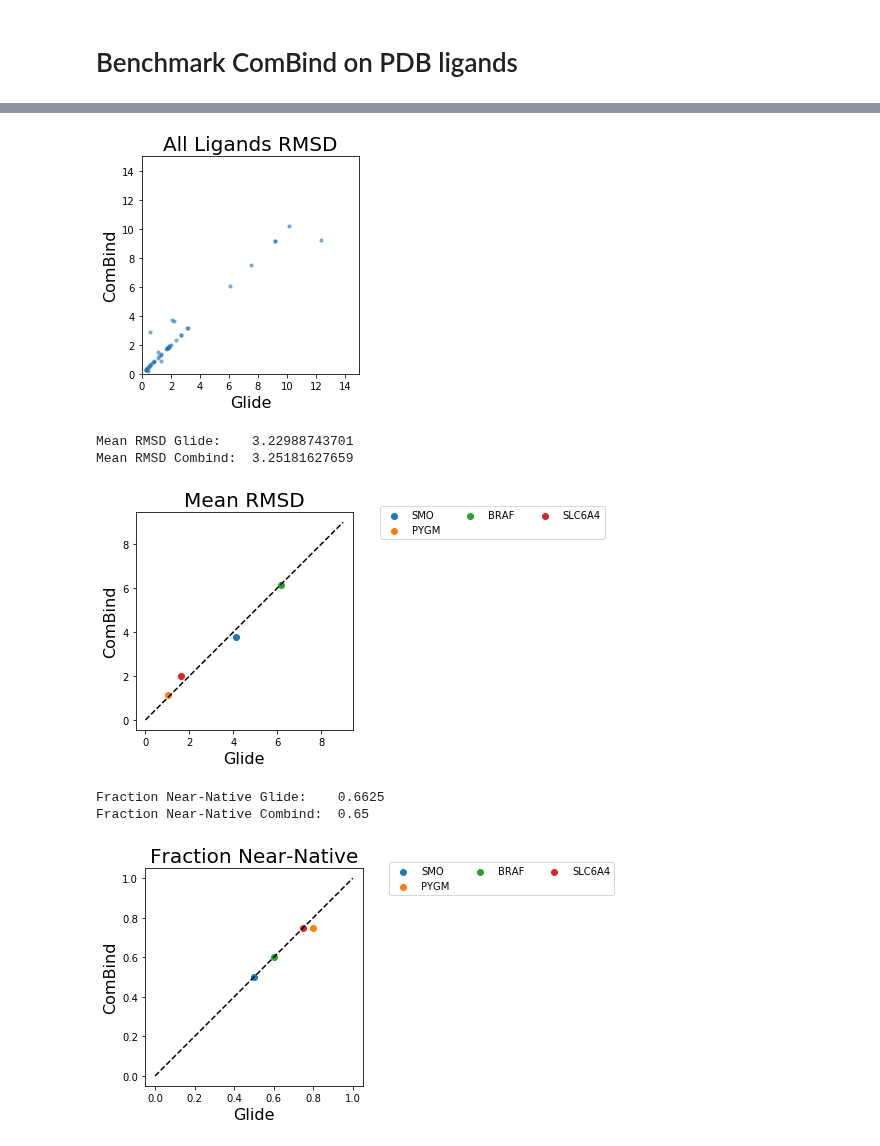
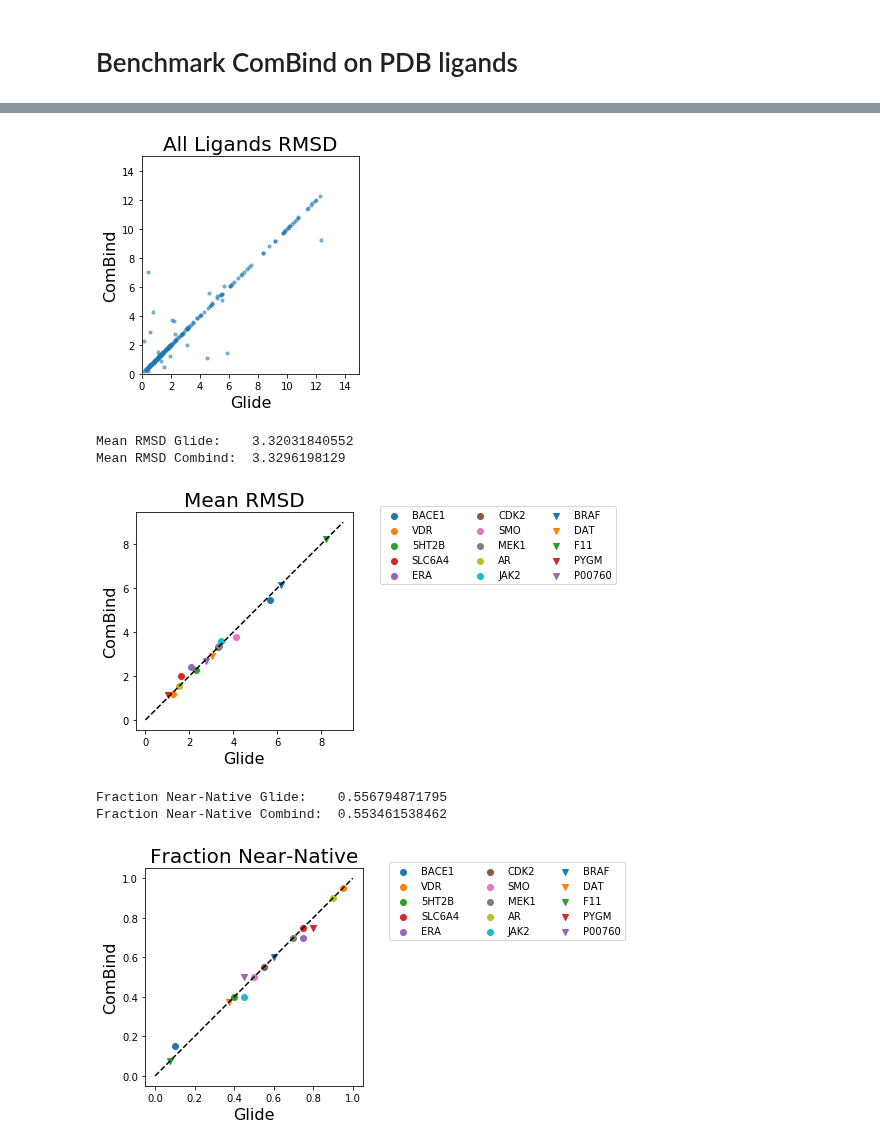
Before and after one commit to orangese/combind_multistruct_benchmarking, a Jupyter notebook: notebooks/benchmarks/best_affinity_benchmark_sweep.ipynb, the cells around one changed output, grey strips where cells are left out. Saved outputs shown, nothing was run; the diff lists cells and outputs as text; code cells hidden in the pictures.

```diff
--- a/notebooks/benchmarks/best_affinity_benchmark_sweep.ipynb
+++ b/notebooks/benchmarks/best_affinity_benchmark_sweep.ipynb
@@ -27,0 +11,2 @@ mode    protein ligand  n_ligs  alpha   features        combind_rank    combind_
+# %%
+data = load_chembl('/Users/jpaggi/Downloads/combind_data/bpp_outputs/stats6_best_affinity.tsv')
@@ -143,5 +164,5 @@ def benchmark(results):
     plt.legend(bbox_to_anchor=(1.1, 1.05), ncol=3)
     plt.show()
 # %%
-benchmark(data['standard'][(3, 10.0, 'mcss_pipi_contact_hbond_sb')])
+benchmark(data['standard'][(3, 10.0, 'pipi_contact_hbond_sb')])
 # %% [output]
@@ -158,7 +186,7 @@ ComBind Average: 3.50650652463 0.666666666667
-[figure, old version]
+[figure, new version]
-Mean RMSD Glide:    3.22988743701
-Mean RMSD Combind:  3.25181627659
+Mean RMSD Glide:    3.32031840552
+Mean RMSD Combind:  3.3296198129
-[figure, old version]
+[figure, new version]
-Fraction Near-Native Glide:    0.6625
-Fraction Near-Native Combind:  0.65
+Fraction Near-Native Glide:    0.556794871795
+Fraction Near-Native Combind:  0.553461538462
-[figure, old version]
+[figure, new version]
```
Also changed, not shown: parts of 5 cells of this notebook, 3 other files.
